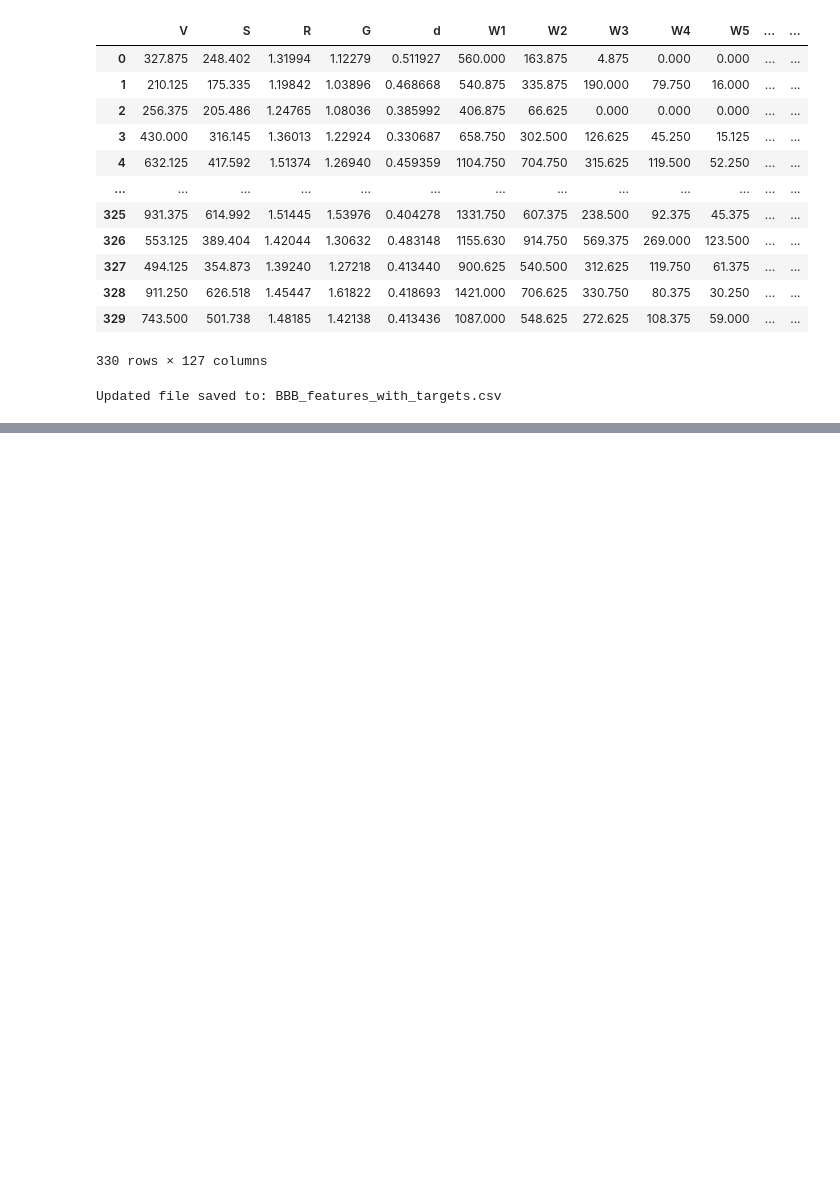
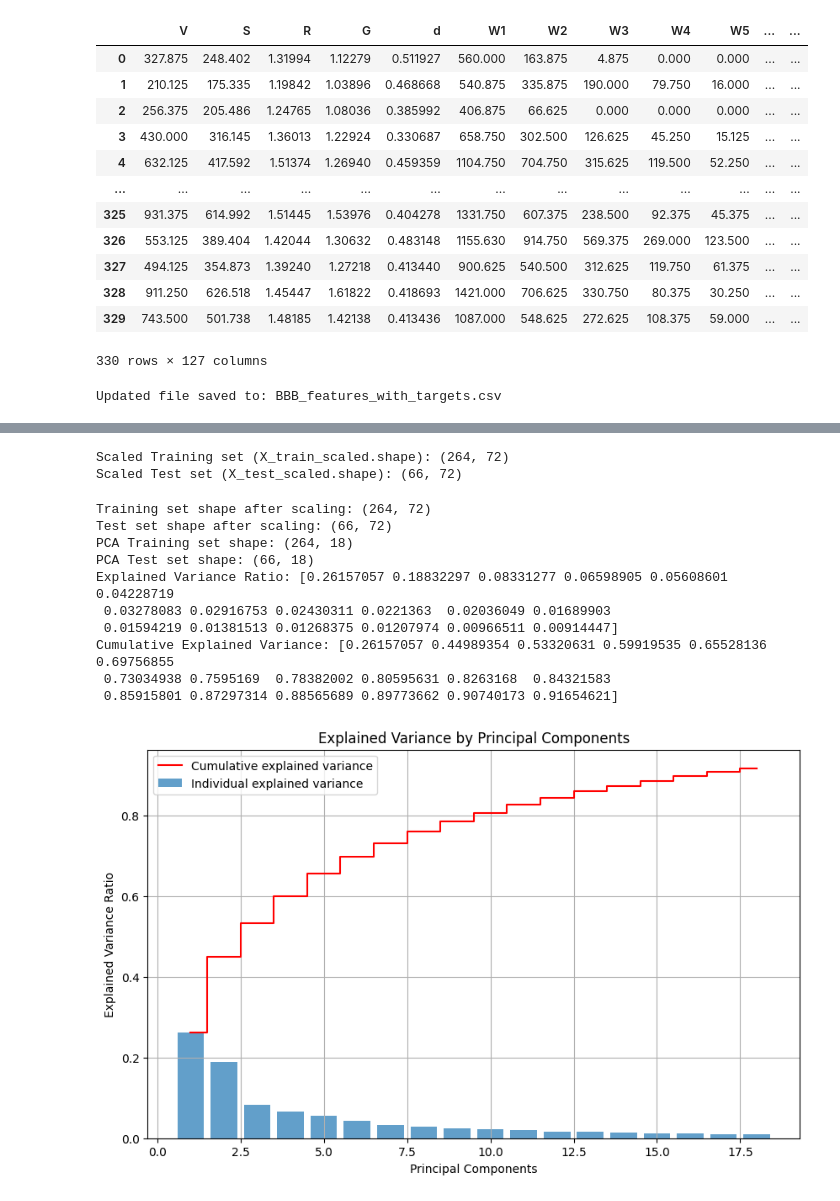
Before and after one commit to Dadoyen2/RF-classification_ANN_RF_regression-_for-_BBB-permeation, a Jupyter notebook: RF_regression_in_progress.ipynb, the cells around one changed output, grey strips where cells are left out. Saved outputs shown, nothing was run; the diff lists cells and outputs as text; code cells hidden in the pictures; blank space fills up the shorter version.

```diff
--- a/RF_regression_in_progress.ipynb
+++ b/RF_regression_in_progress.ipynb
@@ -205,0 +422,65 @@ ValueError: Length of values (331) does not match length of index (330)
+# %%
+
+from sklearn.model_selection import train_test_split
+from sklearn.preprocessing import StandardScaler
+
+# Standardize the data
+scaler = StandardScaler()
+X_train_scaled = scaler.fit_transform(X_train)
+X_test_scaled = scaler.transform(X_test)
+
+# Print the shapes of the scaled datasets
+print('Scaled Training set (X_train_scaled.shape):', X_train_scaled.shape)
+print('Scaled Test set (X_test_scaled.shape):', X_test_scaled.shape)
+
+#print('NaN in original dataset (BBB_features_target):', BBB_features_target.isna().sum().sum())
+#display(X_train_scaled)
+#display(X_test_scaled)
+# %% [output]
+Scaled Training set (X_train_scaled.shape): (264, 72)
+Scaled Test set (X_test_scaled.shape): (66, 72)
+# %%
+import matplotlib.pyplot as plt
+from sklearn.decomposition import PCA
+
+# Check the shape of the scaled data
+print("Training set shape after scaling:", X_train_scaled.shape)
+print("Test set shape after scaling:", X_test_scaled.shape)
+
+# Ensure n_components <= number of features
+n_features = X_train_scaled.shape[1]
+n_components = min(18, n_features)  # Ensure you don't request more components than features
+
+# Apply PCA
+pca = PCA(n_components=n_components)
+X_train_pca = pca.fit_transform(X_train_scaled)
+X_test_pca = pca.transform(X_test_scaled)
+
+# Print PCA results
+print("PCA Training set shape:", X_train_pca.shape)
+print("PCA Test set shape:", X_test_pca.shape)
+print("Explained Variance Ratio:", pca.explained_variance_ratio_)
+print("Cumulative Explained Variance:", pca.explained_variance_ratio_.cumsum())
+
+# Plot explained variance ratio
+plt.figure(figsize=(10, 6))
+plt.bar(range(1, n_components + 1), pca.explained_variance_ratio_, alpha=0.7, align='center', label='Individual explained variance')
+plt.step(range(1, n_components + 1), pca.explained_variance_ratio_.cumsum(), where='mid', label='Cumulative explained variance', color='red')
+plt.xlabel('Principal Components')
+plt.ylabel('Explained Variance Ratio')
+plt.title('Explained Variance by Principal Components')
+plt.legend(loc='best')
+plt.grid()
+plt.show()
+# %% [output]
+Training set shape after scaling: (264, 72)
+Test set shape after scaling: (66, 72)
+PCA Training set shape: (264, 18)
+PCA Test set shape: (66, 18)
+Explained Variance Ratio: [0.26157057 0.18832297 0.08331277 0.06598905 0.05608601 0.04228719
+ 0.03278083 0.02916753 0.02430311 0.0221363  0.02036049 0.01689903
+ 0.01594219 0.01381513 0.01268375 0.01207974 0.00966511 0.00914447]
+Cumulative Explained Variance: [0.26157057 0.44989354 0.53320631 0.59919535 0.65528136 0.69756855
+ 0.73034938 0.7595169  0.78382002 0.80595631 0.8263168  0.84321583
+ 0.85915801 0.87297314 0.88565689 0.89773662 0.90740173 0.91654621]
+[figure, added]
```
Also changed, not shown: parts of 17 cells of this notebook.
